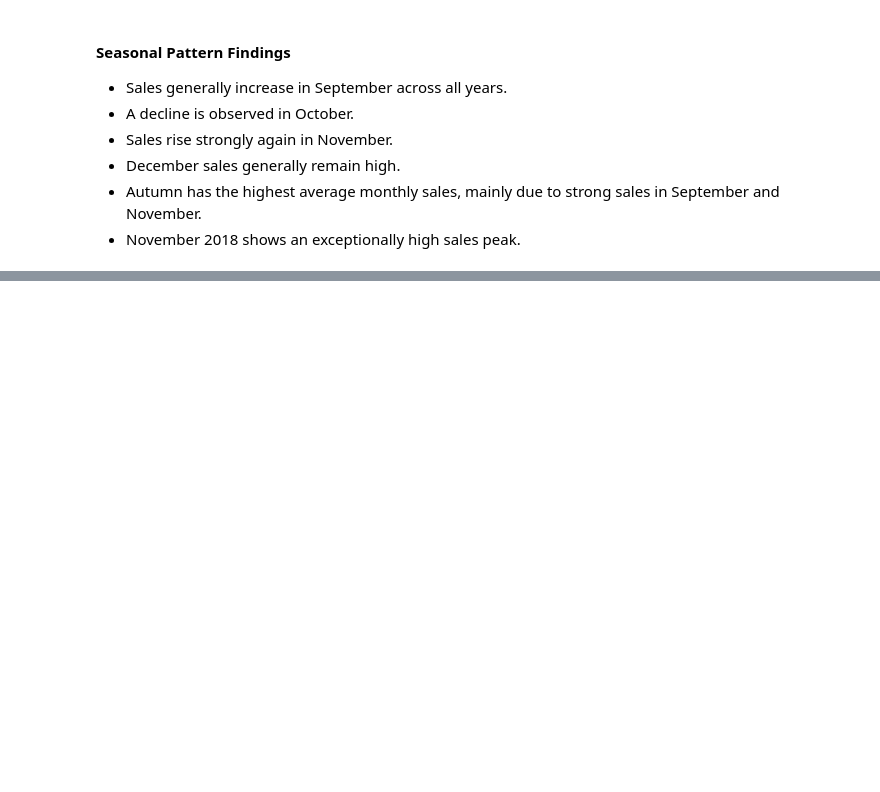
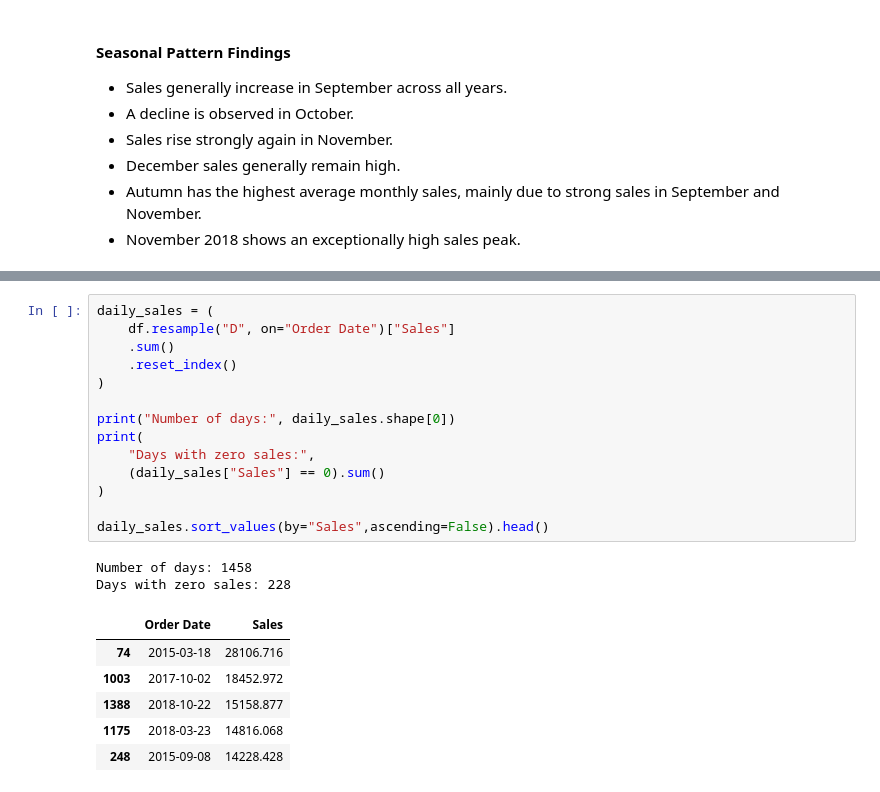
Before and after one commit to Ardatatl33/Sales_forecasting_System, a Jupyter notebook: notebooks/sales_forecasting.ipynb, the cells around one changed output, grey strips where cells are left out. Drawn from its saved outputs; the diff is of its cells as text; blank space fills up the shorter version.

```diff
--- a/notebooks/sales_forecasting.ipynb
+++ b/notebooks/sales_forecasting.ipynb
@@ -341,0 +348,23 @@ plt.show()
+# %%
+daily_sales = (
+    df.resample("D", on="Order Date")["Sales"]
+    .sum()
+    .reset_index()
+)
+
+print("Number of days:", daily_sales.shape[0])
+print(
+    "Days with zero sales:",
+    (daily_sales["Sales"] == 0).sum()
+)
+
+daily_sales.sort_values(by="Sales",ascending=False).head()
+# %% [output]
+Number of days: 1458
+Days with zero sales: 228
+|  | Order Date | Sales |
+| 74 | 2015-03-18 | 28106.716 |
+| 1003 | 2017-10-02 | 18452.972 |
+| 1388 | 2018-10-22 | 15158.877 |
+| 1175 | 2018-03-23 | 14816.068 |
+| 248 | 2015-09-08 | 14228.428 |
```
Also changed, not shown: parts of 4 cells of this notebook.
